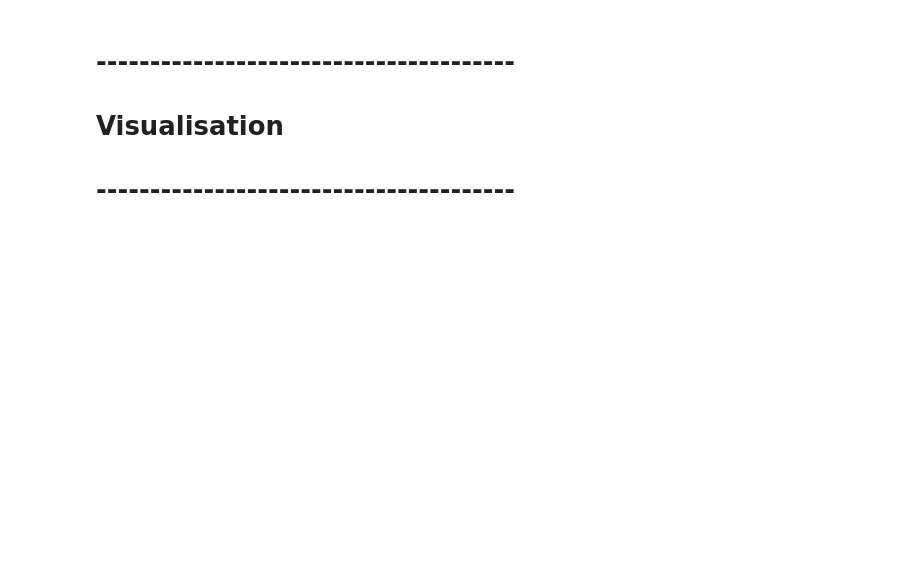
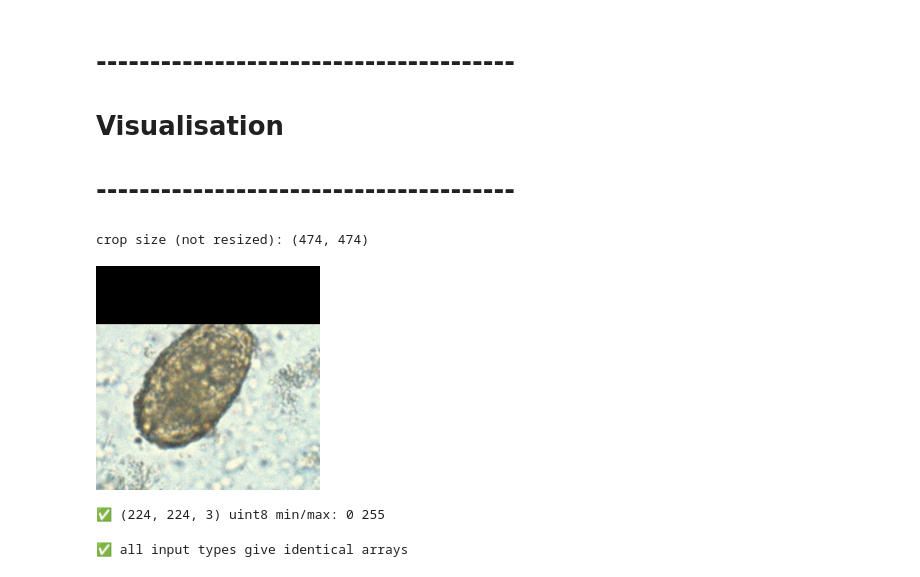
Before and after one commit to carrocameron/egg_hunt, a Jupyter notebook: notebooks/preprocessing_test.ipynb, the cells around one changed output. Drawn from its saved outputs; the diff is of its cells as text; code cells hidden in the pictures; blank space fills up the shorter version.

Commit message:
feat: changed the display of the cropped image to test the new jitter feature

```diff
--- a/notebooks/preprocessing_test.ipynb
+++ b/notebooks/preprocessing_test.ipynb
@@ -38,27 +47,32 @@ print("✅ class names match")
 # %%
 # [4] Visualisation: original with bbox, training crop, and what the model sees
 def show_with_box(row):
     img = load_image(row["path"])
     x, y, w, h = row["bbox"]
     fig, ax = plt.subplots(figsize=(8, 6))
     ax.imshow(img)
     ax.add_patch(patches.Rectangle((x, y), w, h, linewidth=2, edgecolor="blue", facecolor="none"))
     ax.axis("off")
     plt.show()
 
-row = train_df.iloc[5]
-show_with_box(row)
+row = train_df.iloc[1155]
+# show_with_box(row)
 
-crop = crop_egg(row)
+crop = crop_egg(row, jitter=JITTER)
 print("crop size (not resized):", crop.size)
-display(crop)
+# display(crop)
 display(Image.fromarray(preprocess_image(crop)))
+# %% [output]
+crop size (not resized): (474, 474)
+[figure, added]
 # %%
 # [5] preprocess_image output: shape and dtype
 arr = preprocess_image(crop)
 assert arr.shape == (IMG_SIZE, IMG_SIZE, 3), arr.shape
 assert arr.dtype == np.uint8, arr.dtype
 print("✅", arr.shape, arr.dtype, "min/max:", arr.min(), arr.max())
+# %% [output]
+✅ (224, 224, 3) uint8 min/max: 0 255
 # %%
 # [6] Every input type an uploader might send gives the same result
 tmp_path = RAW_DATA / "test_upload.jpg"
@@ -76,6 +90,8 @@ for name, a in [("str", from_str), ("bytes", from_bytes), ("file", from_file),
                 ("pil", from_pil), ("array", from_array)]:
     assert np.array_equal(from_path, a), f"{name} differs from path"
 print("✅ all input types give identical arrays")
+# %% [output]
+✅ all input types give identical arrays
 # %%
 # [7] Non-square upload: should be padded with black, not stretched
 x, y, w, h = row["bbox"]
```
Also changed, not shown: parts of 8 cells of this notebook.
